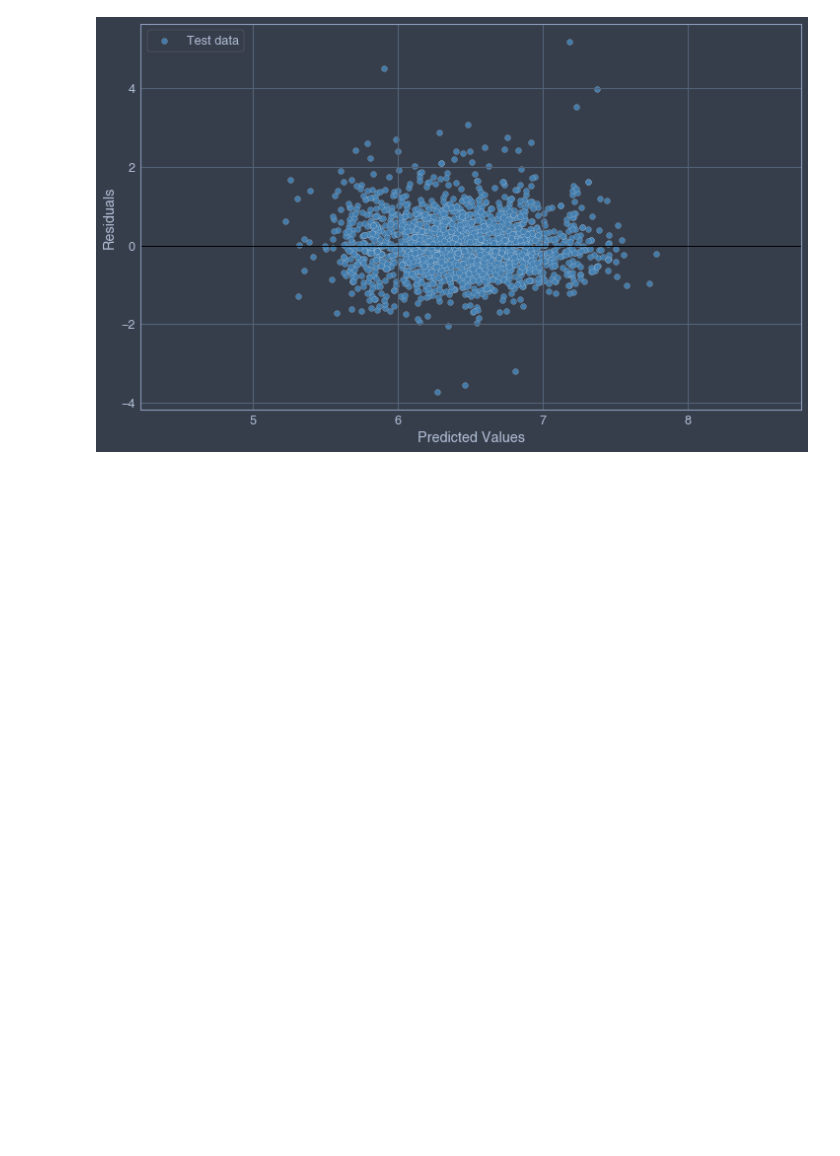
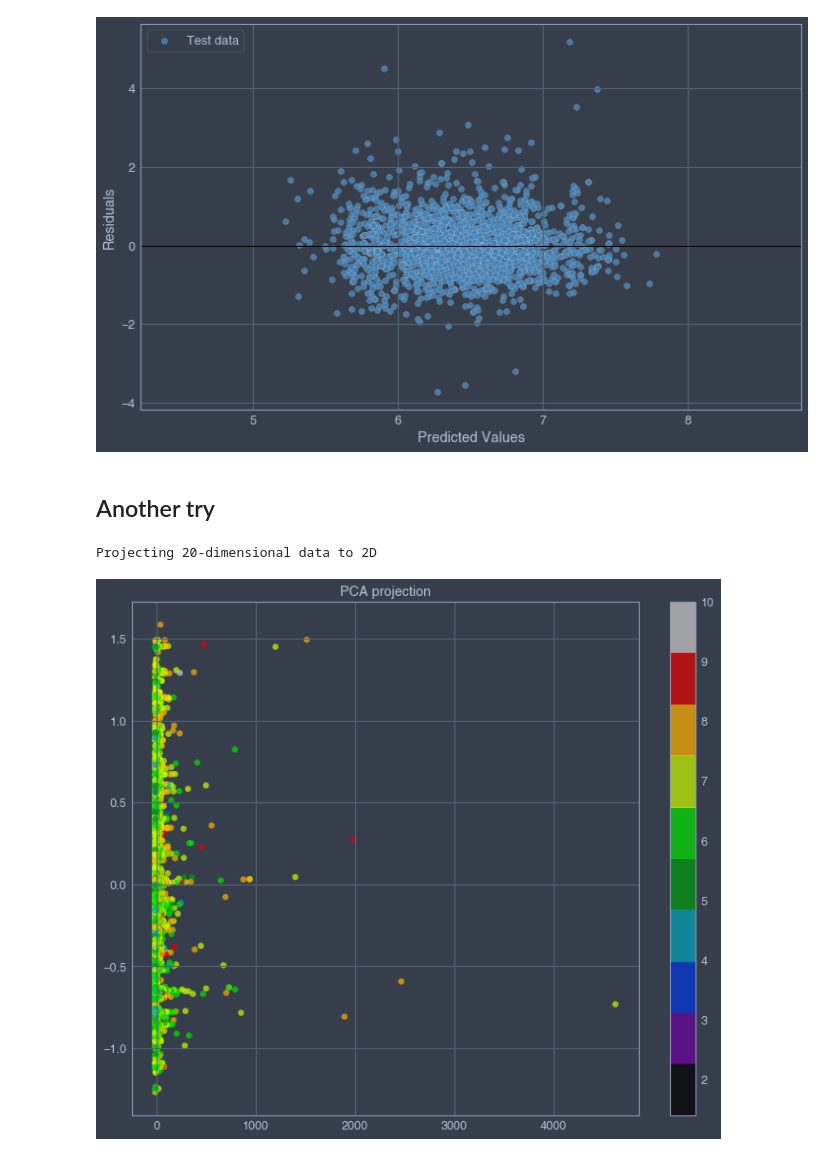
Before and after one commit to fadeeva/normal_projects, a Jupyter notebook: Popular_10000_movies_listed_on_TMDb/RandomForest_genres_popularity_votes.ipynb, the cells around one changed output. Drawn from its saved outputs; the diff is of its cells as text; code cells hidden in the pictures; blank space fills up the shorter version.

```diff
--- a/Popular_10000_movies_listed_on_TMDb/RandomForest_genres_popularity_votes.ipynb
+++ b/Popular_10000_movies_listed_on_TMDb/RandomForest_genres_popularity_votes.ipynb
@@ -181,3 +184,19 @@ plt.xlim([predictions.min()-1, predictions.max()+1])
 # %% [output]
 (4.226206596080515, 8.78193680703343)
 [figure]
+# %% [markdown]
+## Another try
+# %%
+pca = PCA(n_components=2)
+X_reduced = pca.fit_transform(X)
+
+print(f'Projecting {X.shape[1]}-dimensional data to 2D')
+
+plt.figure(figsize=(12,10))
+plt.scatter(X_reduced[:, 0], X_reduced[:, 1], c=y, alpha=0.7, s=40,
+           cmap=plt.cm.get_cmap('nipy_spectral', 10))
+plt.colorbar()
+plt.title('PCA projection');
+# %% [output]
+Projecting 20-dimensional data to 2D
+[figure, added]
```
Also changed, not shown: parts of 9 cells of this notebook, 1 other file.
